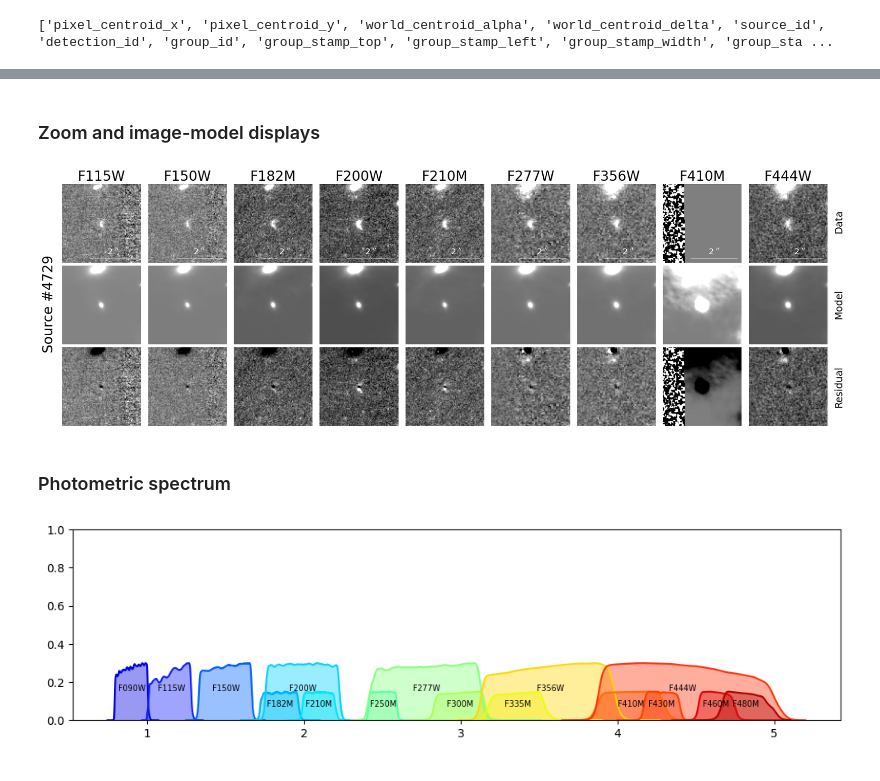
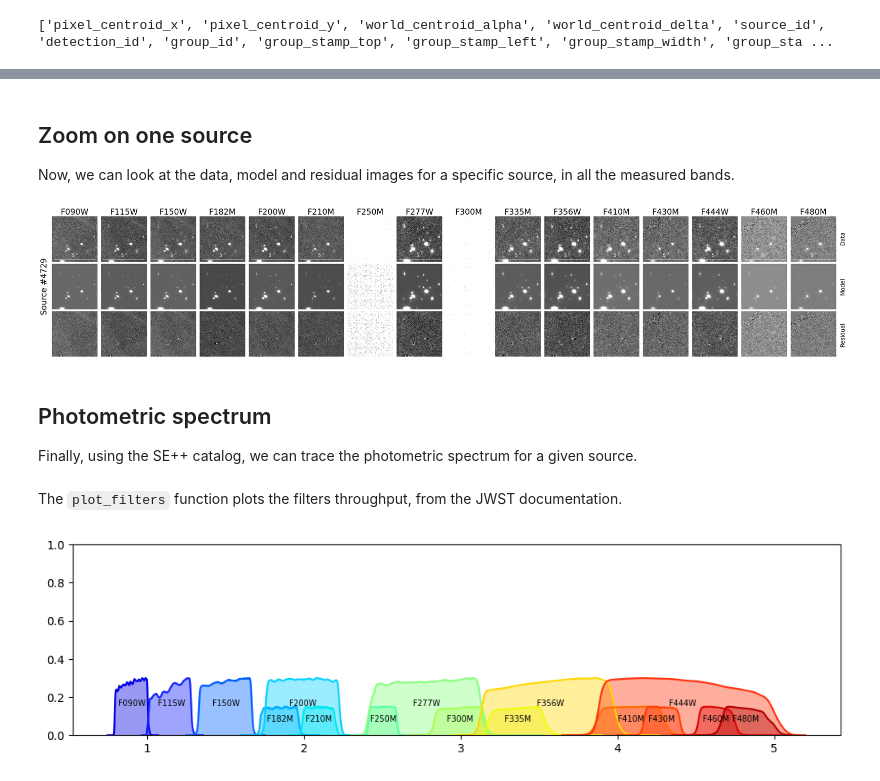
Before and after one commit to AstroAure/DJA-SEpp, a Jupyter notebook: 05_Analysis.ipynb, the cells around one changed output, grey strips where cells are left out. Drawn from its saved outputs; the diff is of its cells as text; code cells hidden in the pictures.

```diff
--- a/05_Analysis.ipynb
+++ b/05_Analysis.ipynb
@@ -75,2 +100,0 @@ plt.show()
-# %% [markdown]
-### Zoom and image-model displays
@@ -125,11 +101,4 @@ def show_source(id, cat, field):
-# %%
-# filter_list = ['f090w', 'f115w', 'f150w', 'f182m', 'f200w', 'f210m', 'f277w', 'f335m', 'f356w', 'f410m', 'f444w']
-# filter_list = ['f090w', 'f115w', 'f150w', 'f182m', 'f200w', 'f210m', 'f277w', 'f335m', 'f356w', 'f410m', 'f444w']
-filter_list = [key.split("_")[-1].lower() for key in cat.keys() if (('MAG' in key) and ('err' not in key))]
-
-id = 4729
-show_source(id, cat, field)
-# %% [output]
-[figure, removed]
-# %% [markdown]
-### Photometric spectrum
+# %% [markdown]
+## Zoom on one source
+
+Now, we can look at the data, model and residual images for a specific source, in all the measured bands.
@@ -136 +164,20 @@ show_source(id, cat, field)
+# %%
+filter_list = [key.split("_")[-1].lower() for key in cat.keys() if (('MAG' in key) and ('err' not in key))]
+
+id = 4729
+show_source(id, cat, filter_list, fov=5*u.arcsec,
+            data_folder=f"/home/ec2-user/DAWN/DJA-SEpp/image/{field}",
+            model_folder=f"/home/ec2-user/DAWN/DJA-SEpp/sepp/{field}/checkimages",
+            resid_folder=f"/home/ec2-user/DAWN/DJA-SEpp/sepp/{field}/checkimages",
+            data_suffix="sci_cutout.fits",
+            model_suffix="sci_cutout_1.fits",
+            resid_suffix="sci_cutout_1.fits")
+# %% [output]
+[figure, added]
+# %% [markdown]
+## Photometric spectrum
+
+Finally, using the SE++ catalog, we can trace the photometric spectrum for a given source.
+# %% [markdown]
+The `plot_filters` function plots the filters throughput, from the JWST documentation.
 # %%
```
Also changed, not shown: parts of 20 cells of this notebook, 20 other files.
